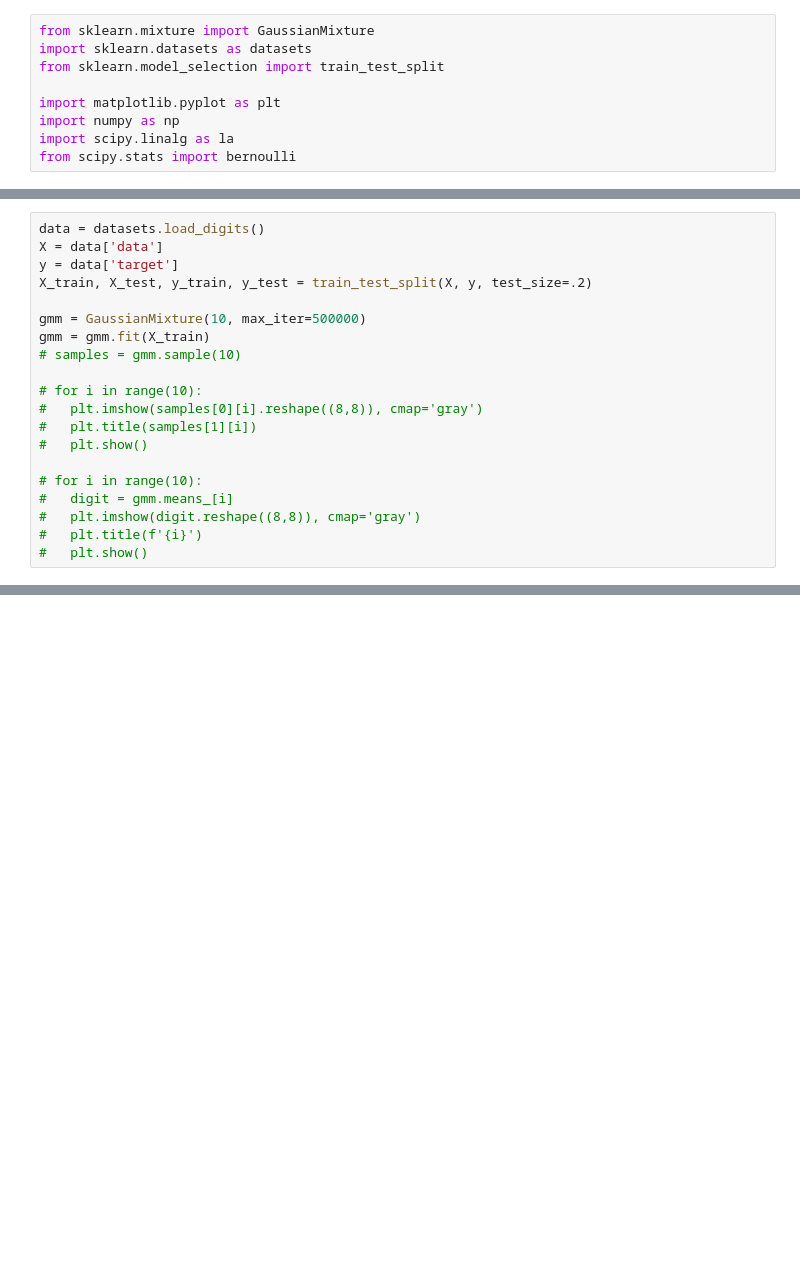
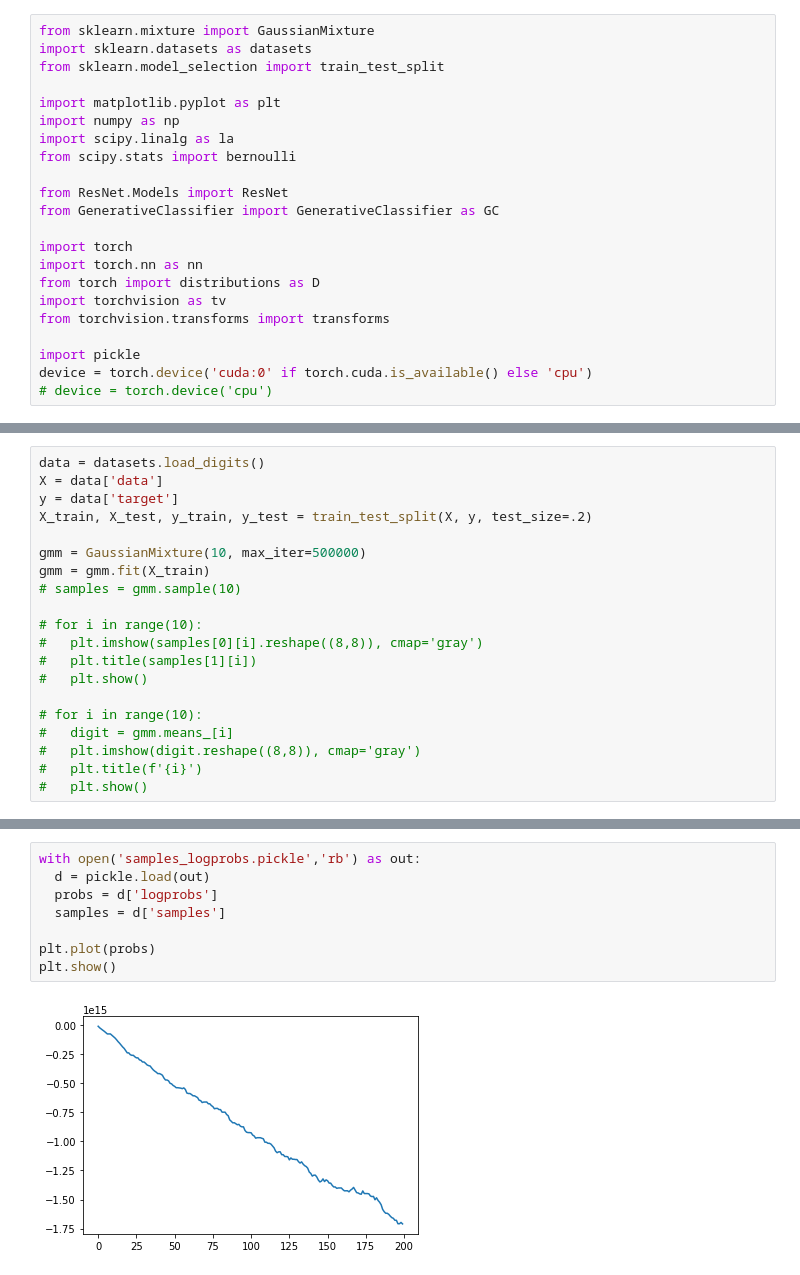
Before and after one commit to EthanMWalker/deep_mcmc, a Jupyter notebook: mcmc_with_gmm.ipynb, the cells around one changed output, grey strips where cells are left out. Drawn from its saved outputs; the diff is of its cells as text; blank space fills up the shorter version.

```diff
--- a/mcmc_with_gmm.ipynb
+++ b/mcmc_with_gmm.ipynb
@@ -7,3 +7,16 @@ import matplotlib.pyplot as plt
 import numpy as np
 import scipy.linalg as la
 from scipy.stats import bernoulli
+
+from ResNet.Models import ResNet
+from GenerativeClassifier import GenerativeClassifier as GC
+
+import torch
+import torch.nn as nn
+from torch import distributions as D
+import torchvision as tv
+from torchvision.transforms import transforms
+
+import pickle
+device = torch.device('cuda:0' if torch.cuda.is_available() else 'cpu')
+# device = torch.device('cpu')
@@ -60,0 +148,10 @@ metropolis()
+# %%
+with open('samples_logprobs.pickle','rb') as out:
+  d = pickle.load(out)
+  probs = d['logprobs']
+  samples = d['samples']
+
+plt.plot(probs)
+plt.show()
+# %% [output]
+[figure, added]
```
Also changed, not shown: parts of 10 cells of this notebook, 8 other files.
